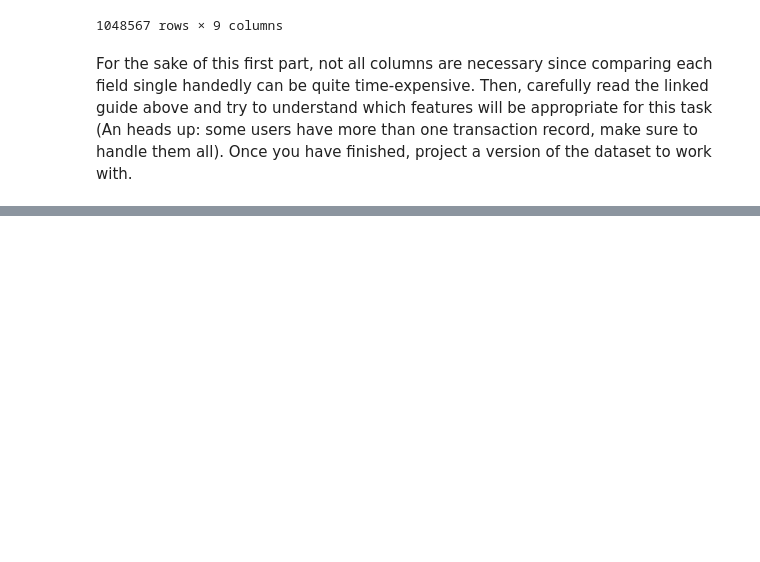
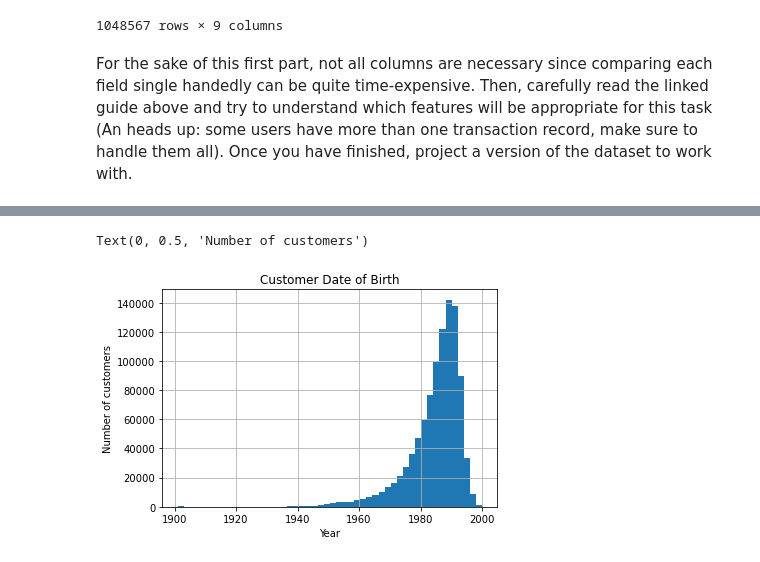
Before and after one commit to LucaFabri99/ADM-HW4, a Jupyter notebook: main.ipynb, the cells around one changed output, grey strips where cells are left out. Saved outputs shown, nothing was run; the diff lists cells and outputs as text; code cells hidden in the pictures; blank space fills up the shorter version.

```diff
--- a/main.ipynb
+++ b/main.ipynb
@@ -27,0 +89,18 @@ For the sake of this first part, not all columns are necessary since comparing e
+# %%
+#There are some problems here, since the dataset is from 2016, we suppose valid only date of birth before 2000 and
+# possibly, after 1900.
+
+# Let's subtract 100 years to customers whose dob is above 2000
+data.loc[data.CustomerDOB.dt.year >2000, 'CustomerDOB'] =  data.loc[data.CustomerDOB.dt.year >2000, 'CustomerDOB'] - pd.DateOffset(years = 100)
+
+# Then let's drop data from customers whose dob is 1800
+data.drop(data[data.CustomerDOB.dt.year == 1800].index, axis=0,inplace=True)
+
+#Let's visualize the result
+data.CustomerDOB.dt.year.hist(bins=50) # there are problems with the DOB
+pl.title("Customer Date of Birth")
+pl.xlabel("Year")
+pl.ylabel("Number of customers")
+# %% [output]
+Text(0, 0.5, 'Number of customers')
+[figure, added]
```
Also changed, not shown: parts of 20 cells of this notebook.
